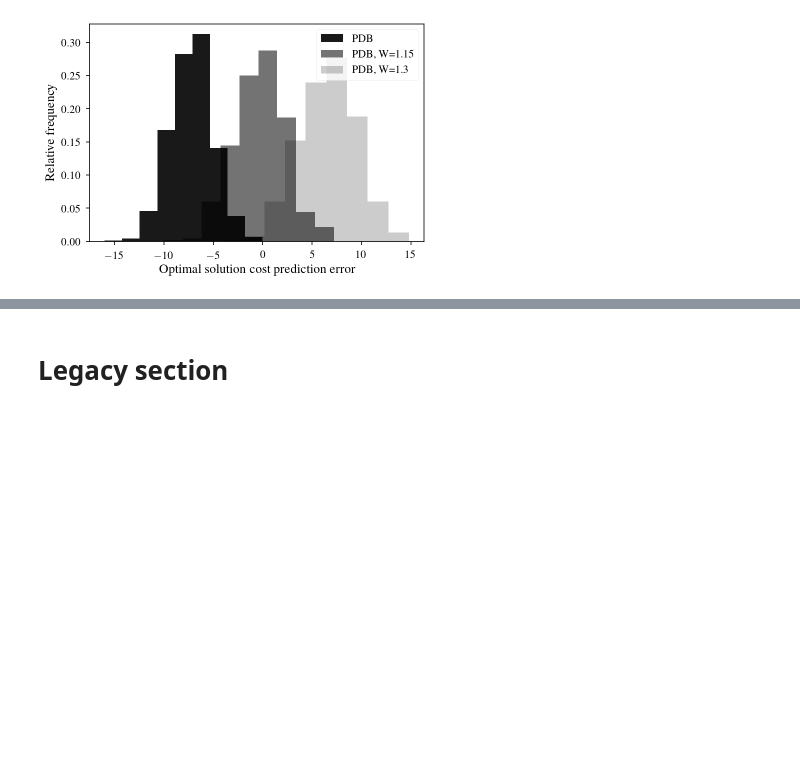
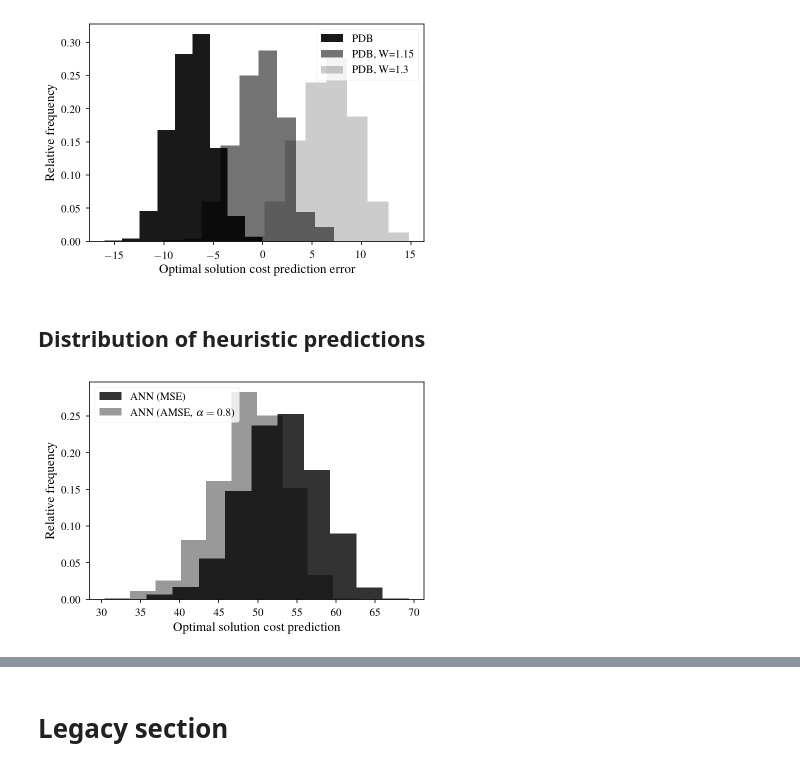
Before and after one commit to vcahlik/fifteen-puzzle, a Jupyter notebook: prototype/notebooks/ANNHeuristicBenchmarks/v3/AllHeuristicsBenchmarkFinal.ipynb, the cells around one changed output, grey strips where cells are left out. Cells and saved outputs as stored; diff of their text form; code cells hidden in the pictures; blank space fills up the shorter version.

Commit message:
Plot more graphs

```diff
--- a/prototype/notebooks/ANNHeuristicBenchmarks/v3/AllHeuristicsBenchmarkFinal.ipynb
+++ b/prototype/notebooks/ANNHeuristicBenchmarks/v3/AllHeuristicsBenchmarkFinal.ipynb
@@ -433,3 +481,26 @@ plt.legend(fontsize=11)
 f.savefig("pdb-prediction-error-histogram.pdf", bbox_inches='tight')
 # %% [output]
 [figure]
+# %% [markdown]
+## Distribution of heuristic predictions
+# %%
+f = plt.figure()
+
+values = ann_results_complete.INITIAL_HEURISTIC_PREDICTION
+weights = np.ones_like(values) / float(len(values))
+plt.hist(values, bins=10, weights=weights, color='k', alpha=0.8, label="ANN (MSE)")
+
+values = ann08_results_complete.INITIAL_HEURISTIC_PREDICTION
+weights = np.ones_like(values) / float(len(values))
+plt.hist(values, bins=10, weights=weights, color='k', alpha=0.4, label=r"ANN (AMSE, $\alpha=0.8$)")
+
+plt.xlabel('Optimal solution cost prediction', fontsize=13)
+plt.ylabel('Relative frequency', fontsize=13)
+plt.xticks(fontsize=11)
+plt.yticks(fontsize=11)
+
+plt.legend(fontsize=11)
+
+f.savefig("ann-prediction-histogram.pdf", bbox_inches='tight')
+# %% [output]
+[figure, added]
```
Also changed, not shown: parts of 16 cells of this notebook.
